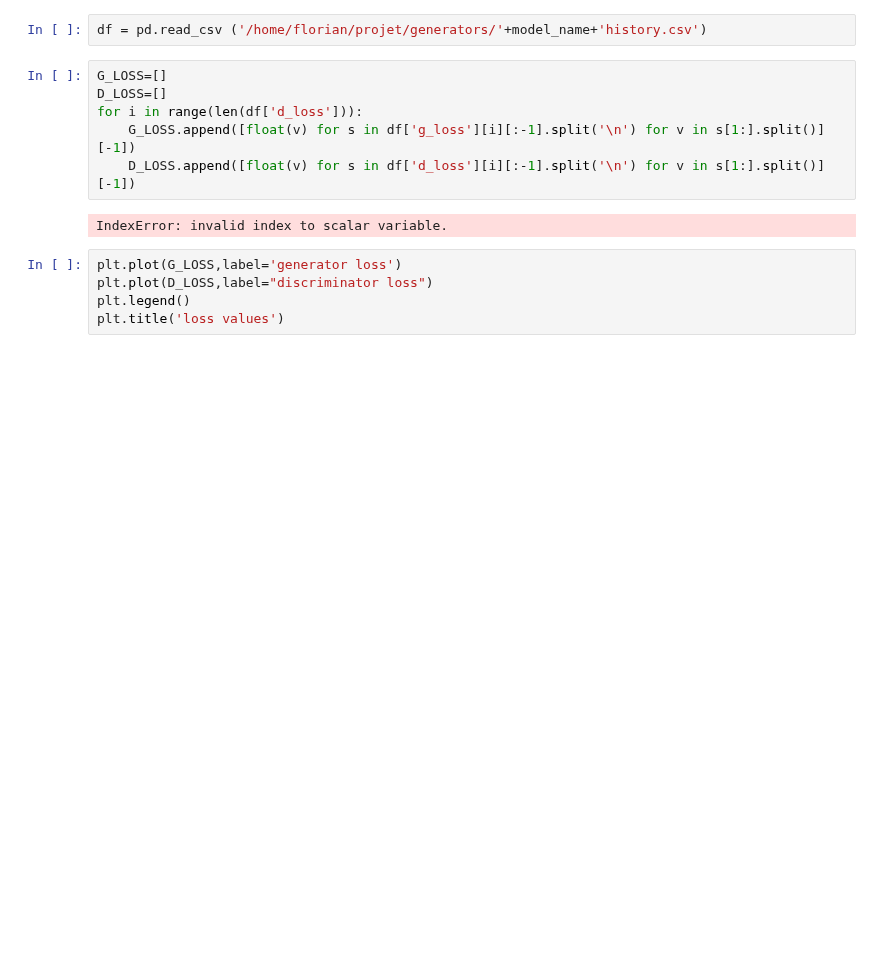
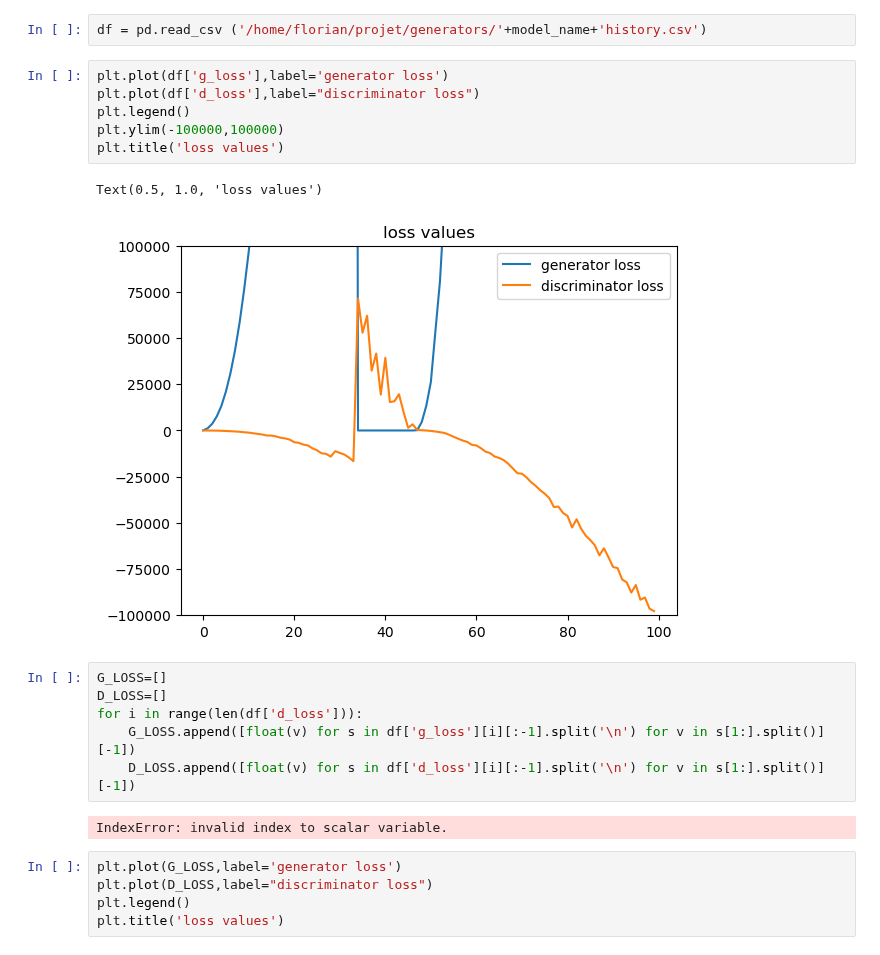
Before and after one commit to floriantilliet/mnhn_internship, a Jupyter notebook: gan_testing.ipynb, the cells around one changed output. Cells and saved outputs as stored; diff of their text form; blank space fills up the shorter version.

```diff
--- a/gan_testing.ipynb
+++ b/gan_testing.ipynb
@@ -264,5 +313,14 @@ lm.Logo(logo, figsize=(30, 7))
 # %%
 df = pd.read_csv ('/home/florian/projet/generators/'+model_name+'history.csv')
+# %%
+plt.plot(df['g_loss'],label='generator loss')
+plt.plot(df['d_loss'],label="discriminator loss")
+plt.legend()
+plt.ylim(-100000,100000)
+plt.title('loss values')
+# %% [output]
+Text(0.5, 1.0, 'loss values')
+[figure, added]
 # %%
 G_LOSS=[]
 D_LOSS=[]
```
Also changed, not shown: parts of 18 cells of this notebook, 1 other file.
